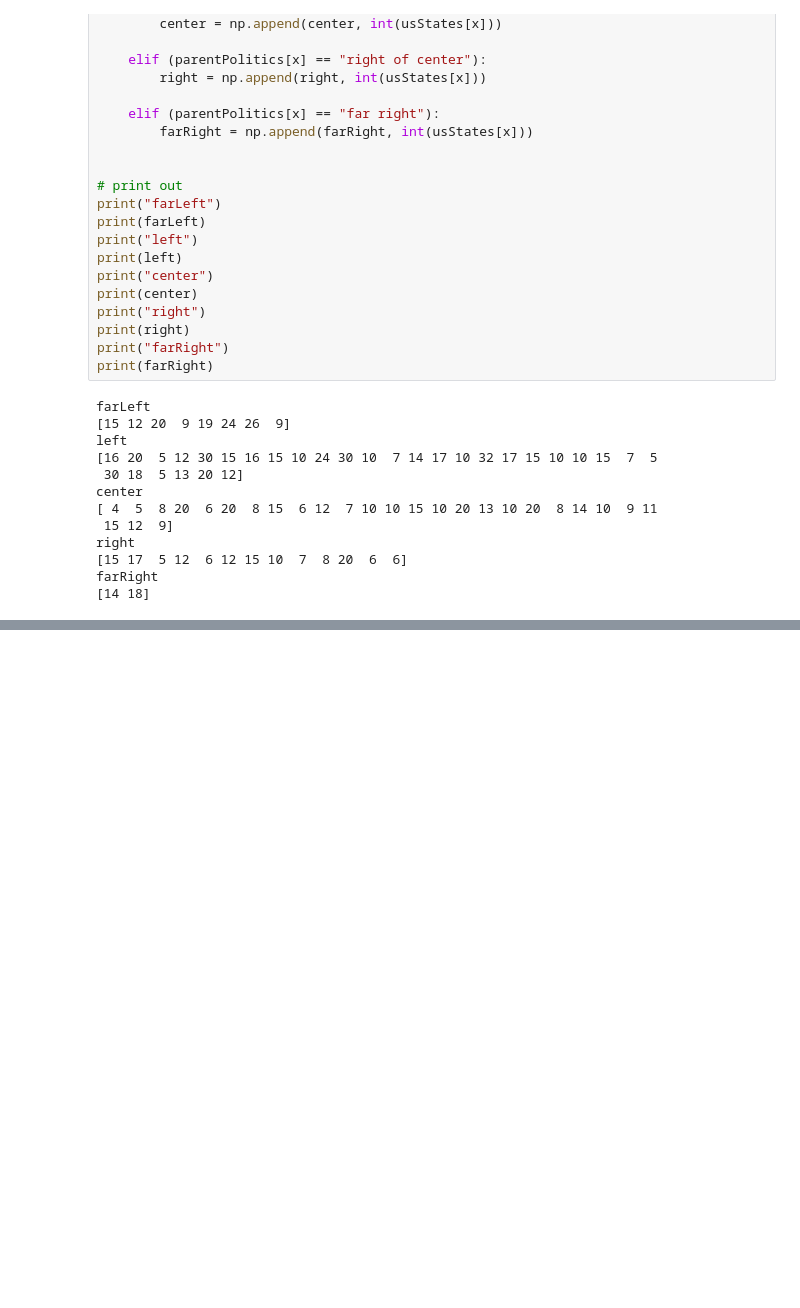
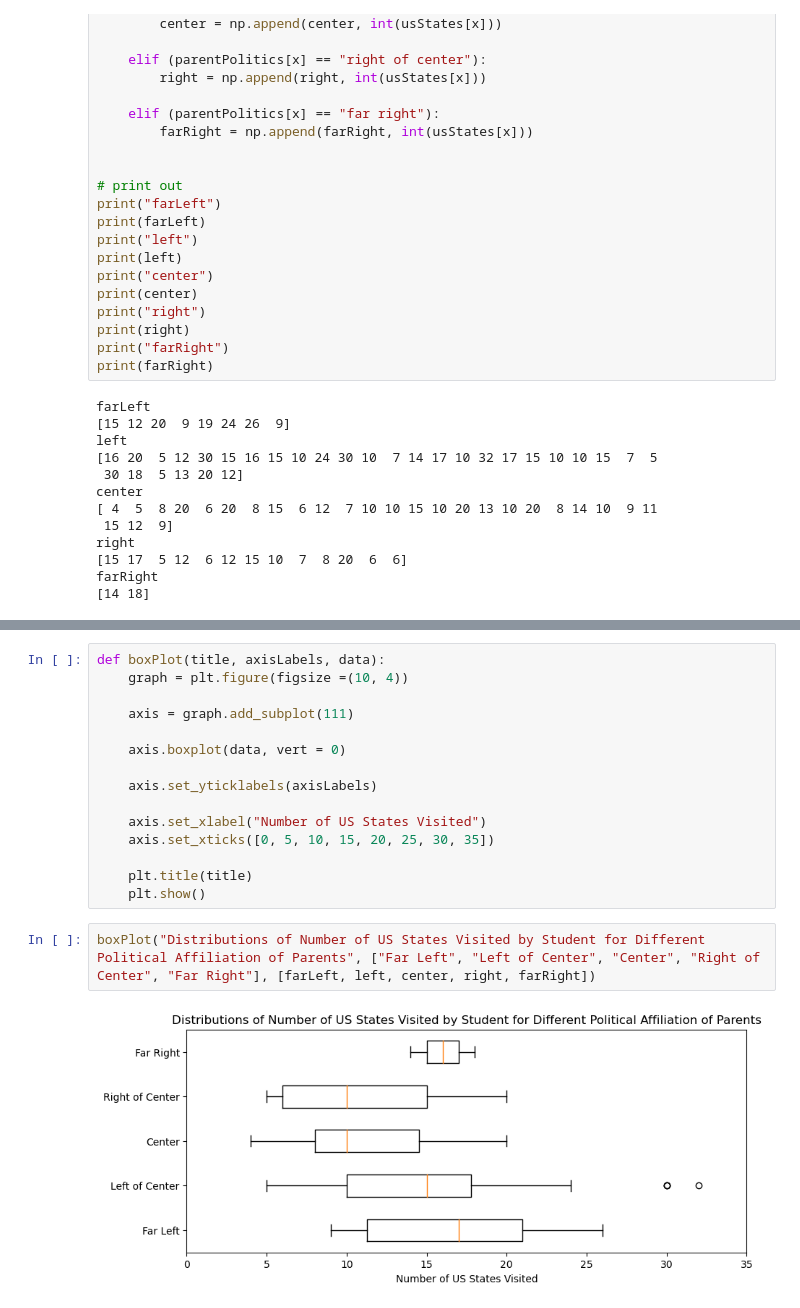
Before and after one commit to AsianUser/AP-Stats-FirstQuarterCaseStudy, a Jupyter notebook: main.ipynb, the cells around one changed output, grey strips where cells are left out. Saved outputs shown, nothing was run; the diff lists cells and outputs as text; blank space fills up the shorter version.

```diff
--- a/main.ipynb
+++ b/main.ipynb
@@ -116,0 +130,19 @@ plt.hist(farLeft, bins = [0,4,8,12,16,20,24,28,32,36,40])
+# %%
+def boxPlot(title, axisLabels, data):
+    graph = plt.figure(figsize =(10, 4))
+
+    axis = graph.add_subplot(111)
+
+    axis.boxplot(data, vert = 0)
+
+    axis.set_yticklabels(axisLabels)
+
+    axis.set_xlabel("Number of US States Visited")
+    axis.set_xticks([0, 5, 10, 15, 20, 25, 30, 35])
+
+    plt.title(title)
+    plt.show()
+# %%
+boxPlot("Distributions of Number of US States Visited by Student for Different Political Affiliation of Parents", ["Far Left", "Left of Center", "Center", "Right of Center", "Far Right"], [farLeft, left, center, right, farRight])
+# %% [output]
+[figure, added]
```
Also changed, not shown: parts of 7 cells of this notebook.
